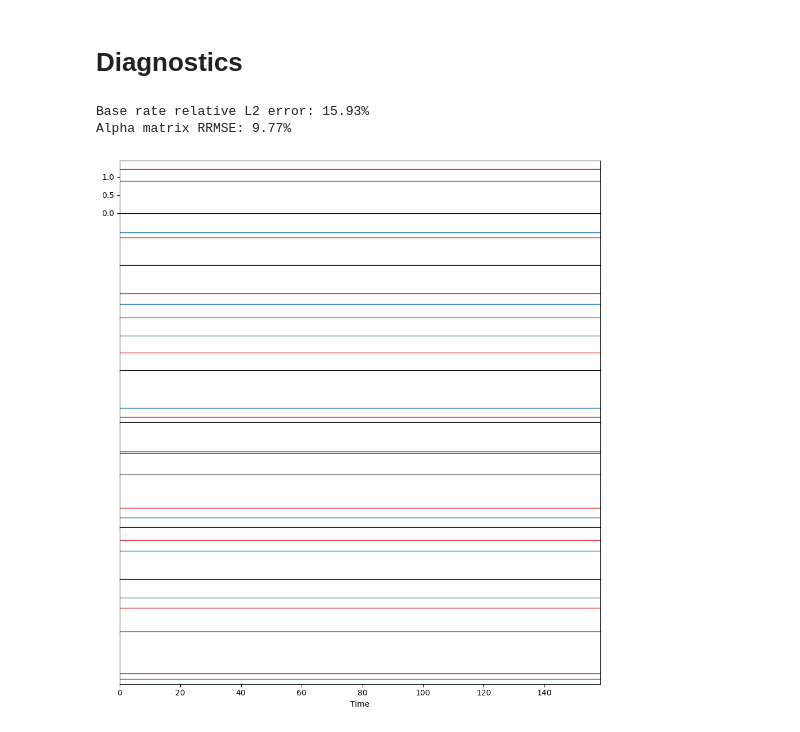
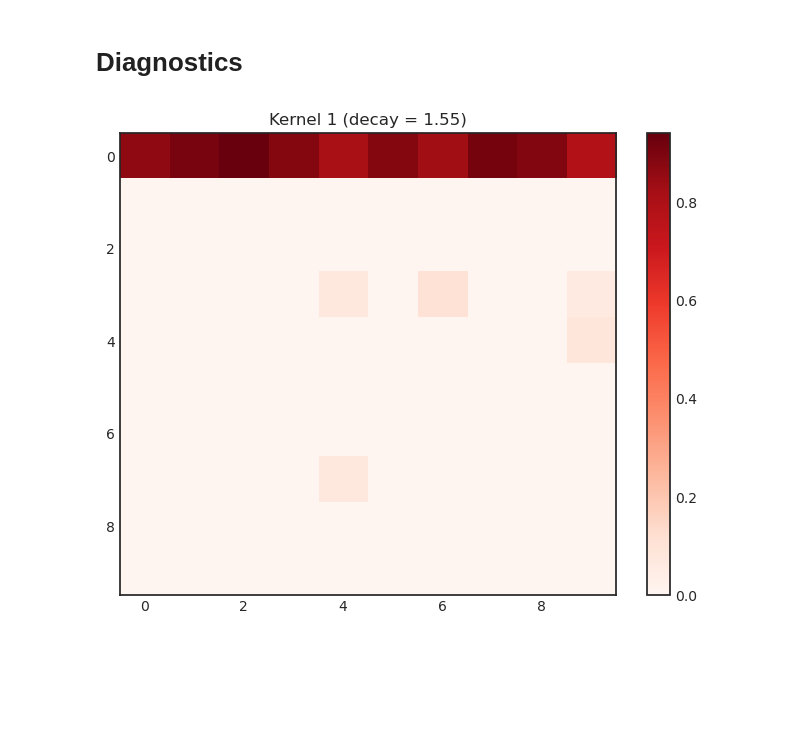
Before and after one commit to ahmrr/HawkesTorch, a Jupyter notebook: examples/full_example.ipynb, the cells around one changed output. Drawn from its saved outputs; the diff is of its cells as text; code cells hidden in the pictures; blank space fills up the shorter version.

```diff
--- a/examples/full_example.ipynb
+++ b/examples/full_example.ipynb
@@ -181,65 +159,15 @@ logger.info(f"Saved estimated model to {model_est_file}")
 seq = torch.load("outputs/data/events.pt", weights_only=False)
 model_sim = torch.load("outputs/data/model_sim.pt", weights_only=False)
 model_est = torch.load("outputs/data/model_est.pt", weights_only=False)
-
-# Relative L2 error between true and estimated base rates (base_process.mu as a function of time)
-time_grid = torch.linspace(0, seq.T, 100000).to(device)
-true_mu = model_sim.base_process.mu(time_grid)
-est_mu = model_est.base_process.mu(time_grid)
-relative_l2_error = (true_mu - est_mu).square().sum() / torch.norm(true_mu).square()
-print(f"Base rate relative L2 error: {relative_l2_error:.2%}")
-
-# RRMSE between true and estimated alpha matrices
-true_alpha = model_sim.alpha.detach().sum(dim=0).cpu()
-est_alpha = model_est.alpha.detach().sum(dim=0).cpu()
-alpha_rrmse = (
-    (true_alpha - est_alpha).square().sum() / true_alpha.square().sum()
-).sqrt()
-print(f"Alpha matrix RRMSE: {alpha_rrmse:.2%}")
-# %% [output]
-Base rate relative L2 error: 15.93%
-Alpha matrix RRMSE: 9.77%
-# %%
-# Plot estimated vs true base rate
-
-fig, ax = plt.subplots(seq.M, 1, figsize=(9, seq.M), sharex=True, sharey=False)
-
-t_seq = torch.linspace(0, seq.T, 1000).to(device)
-sim_mu = model_sim.base_process.mu(t_seq).detach()
-est_mu = model_est.base_process.mu(t_seq).detach()
-
-for m in range(seq.M):
-    ax[m].plot(
-        t_seq.cpu(),
-        sim_mu[:, m].cpu(),
-        label="True Base Rate",
-        color="tab:blue",
-        linewidth=1,
-    )
-    ax[m].plot(
-        t_seq.cpu(),
-        est_mu[:, m].cpu(),
-        label="Estimated Base Rate",
-        color="tab:red",
-        linewidth=1,
-    )
-
-    ax[m].set_xlim(0, seq.ti.max().item())
-    ax[m].set_ylim(
-        0,
-        max(sim_mu.max().item(), est_mu.max().item()) * 1.2,
-    )
-
-    if m > 0:
-        ax[m].set_yticklabels([])
-        ax[m].set_yticks([])
-
-    if m == seq.M - 1:
-        ax[m].set_xlabel("Time (arbitrary)")
-
-plt.xlabel("Time")
-plt.tight_layout()
-fig.subplots_adjust(hspace=0)
-# %% [output]
-[figure, removed]
+# %%
+# Plot interaction matrices
+
+fig, axes = plotting.plot_alpha(model_est.alpha.detach().cpu())
+
+for k, ax in enumerate(axes.flatten()):
+    ax.set_title(f"Kernel {k+1} (decay = {model_est.gamma[k].item():.2f})")
+
+plt.show()
+# %% [output]
+[figure, added]
 # %%
```
Also changed, not shown: parts of 7 cells of this notebook, 33 other files.
